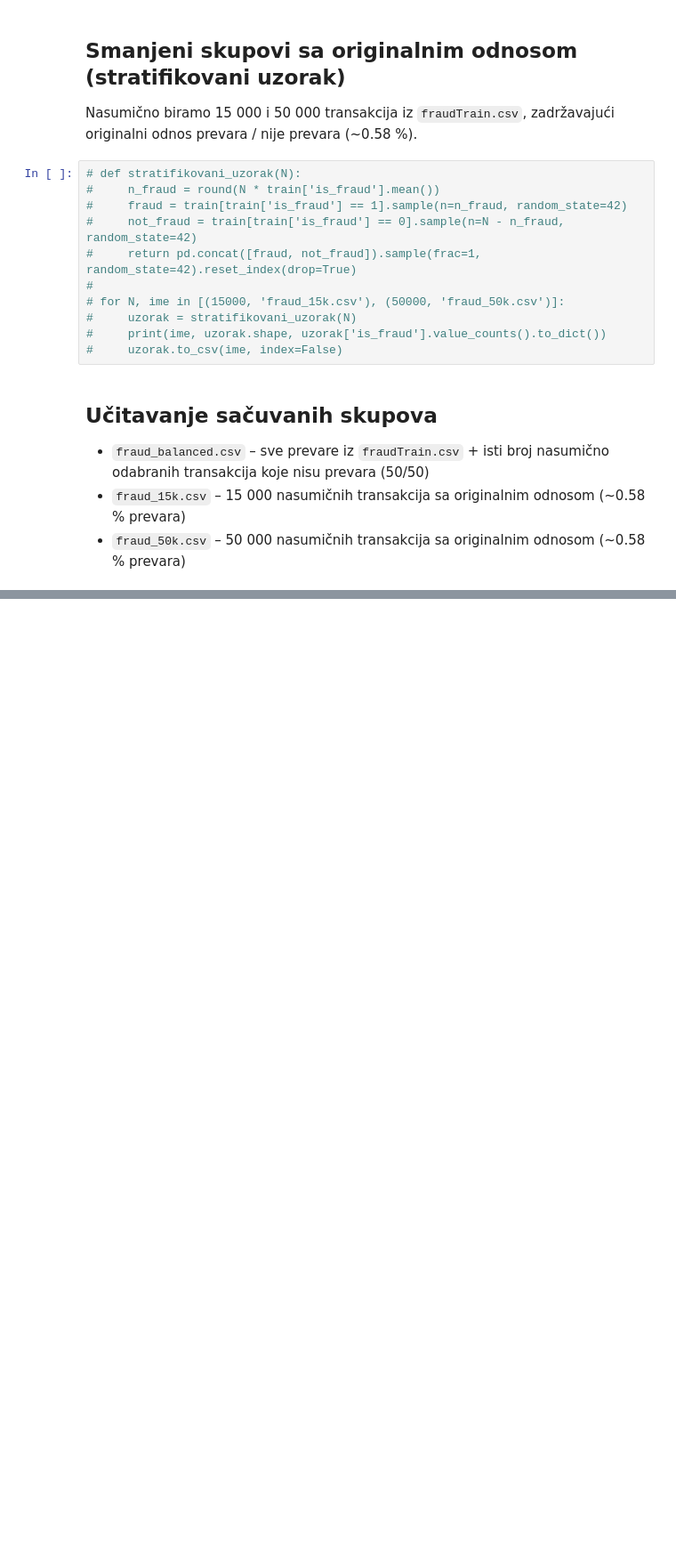
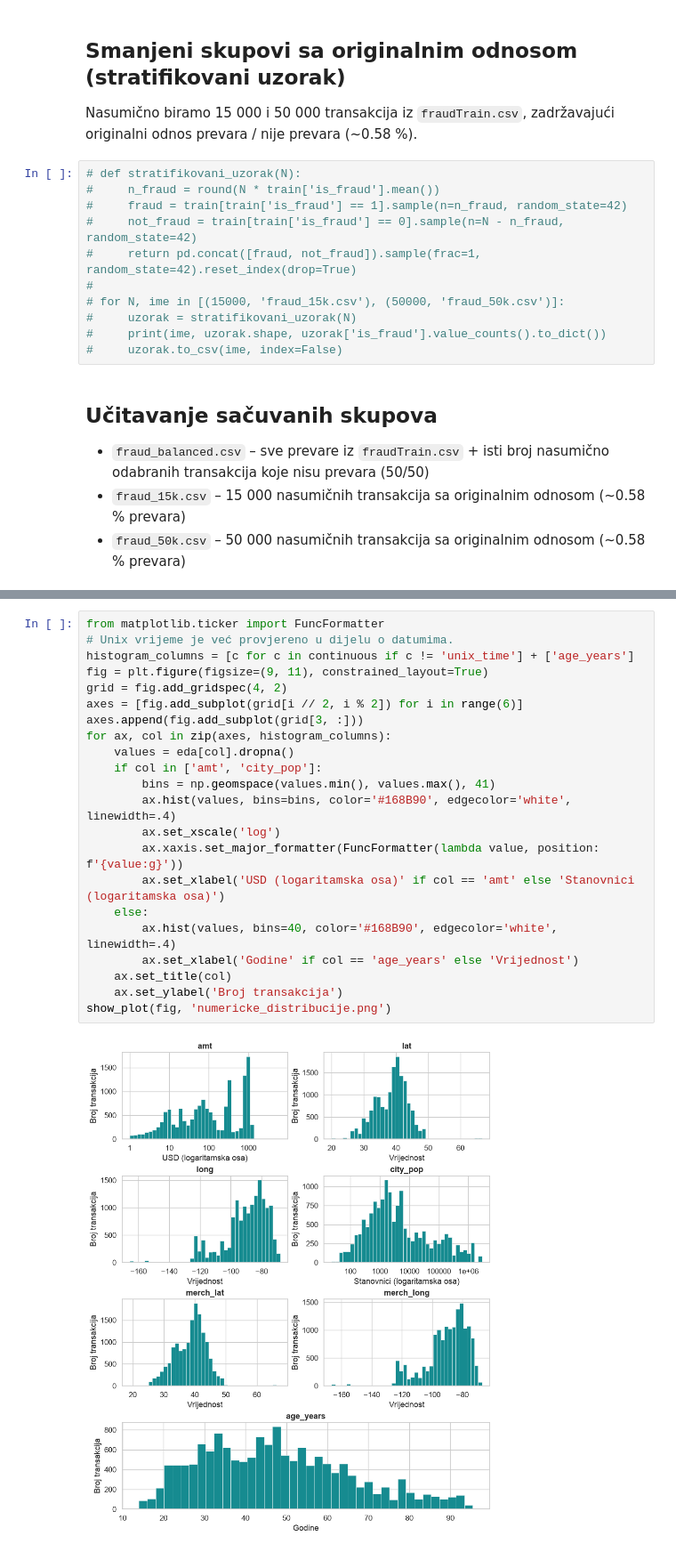
Before and after one commit to bakir004/mu, a Jupyter notebook: projekat.ipynb, the cells around one changed output, grey strips where cells are left out. Shown at 89% size. Saved outputs shown, nothing was run; the diff lists cells and outputs as text; blank space fills up the shorter version.

```diff
--- a/projekat.ipynb
+++ b/projekat.ipynb
@@ -117,0 +535,24 @@ Name: proportion, dtype: str
+# %%
+from matplotlib.ticker import FuncFormatter
+# Unix vrijeme je već provjereno u dijelu o datumima.
+histogram_columns = [c for c in continuous if c != 'unix_time'] + ['age_years']
+fig = plt.figure(figsize=(9, 11), constrained_layout=True)
+grid = fig.add_gridspec(4, 2)
+axes = [fig.add_subplot(grid[i // 2, i % 2]) for i in range(6)]
+axes.append(fig.add_subplot(grid[3, :]))
+for ax, col in zip(axes, histogram_columns):
+    values = eda[col].dropna()
+    if col in ['amt', 'city_pop']:
+        bins = np.geomspace(values.min(), values.max(), 41)
+        ax.hist(values, bins=bins, color='#168B90', edgecolor='white', linewidth=.4)
+        ax.set_xscale('log')
+        ax.xaxis.set_major_formatter(FuncFormatter(lambda value, position: f'{value:g}'))
+        ax.set_xlabel('USD (logaritamska osa)' if col == 'amt' else 'Stanovnici (logaritamska osa)')
+    else:
+        ax.hist(values, bins=40, color='#168B90', edgecolor='white', linewidth=.4)
+        ax.set_xlabel('Godine' if col == 'age_years' else 'Vrijednost')
+    ax.set_title(col)
+    ax.set_ylabel('Broj transakcija')
+show_plot(fig, 'numericke_distribucije.png')
+# %% [output]
+[figure, added]
```
Also changed, not shown: parts of 59 cells of this notebook, 23 other files.
